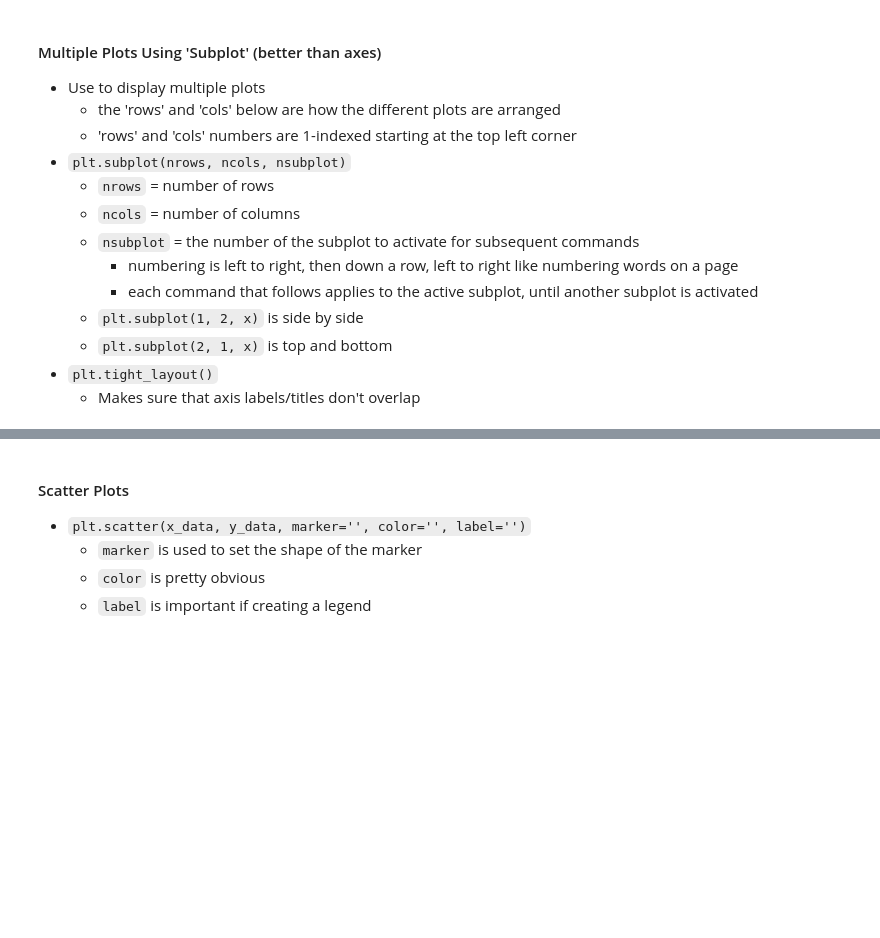
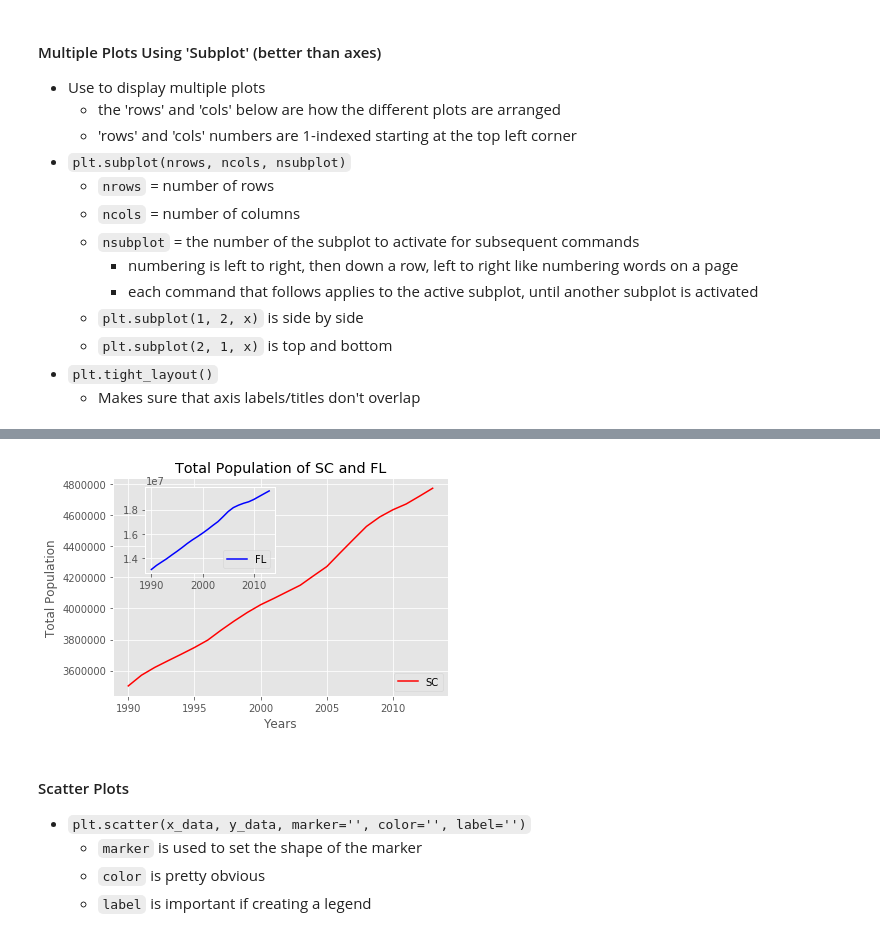
Before and after one commit to chuktuk/Libraries-and-Resources, a Jupyter notebook: Python-Visualizations.ipynb, the cells around one changed output, grey strips where cells are left out. Drawn from its saved outputs; the diff is of its cells as text; code cells hidden in the pictures; blank space fills up the shorter version.

```diff
--- a/Python-Visualizations.ipynb
+++ b/Python-Visualizations.ipynb
@@ -224,3 +252,23 @@ plt.show()
+# %%
+# create an inset plot of the same data above
+
+# plot sc data in the full view
+plt.plot(years, tot_pop, color='red', label='SC')
+plt.title('Total Population of SC and FL')
+plt.xlabel('Years')
+plt.ylabel('Total Population')
+
+plt.legend(loc='lower right')
+
+# set axes for FL plot
+plt.axes([0.2, 0.55, 0.3, 0.3])
+plt.plot(years, fl_tot_pop, color='blue', label='FL')
+
+plt.legend(loc='lower right')
+
+plt.show()
+# %% [output]
+[figure, added]
 # %% [markdown]
 #### Scatter Plots
 - `plt.scatter(x_data, y_data, marker='', color='', label='')`
```
Also changed, not shown: parts of 9 cells of this notebook, 1 other file.
